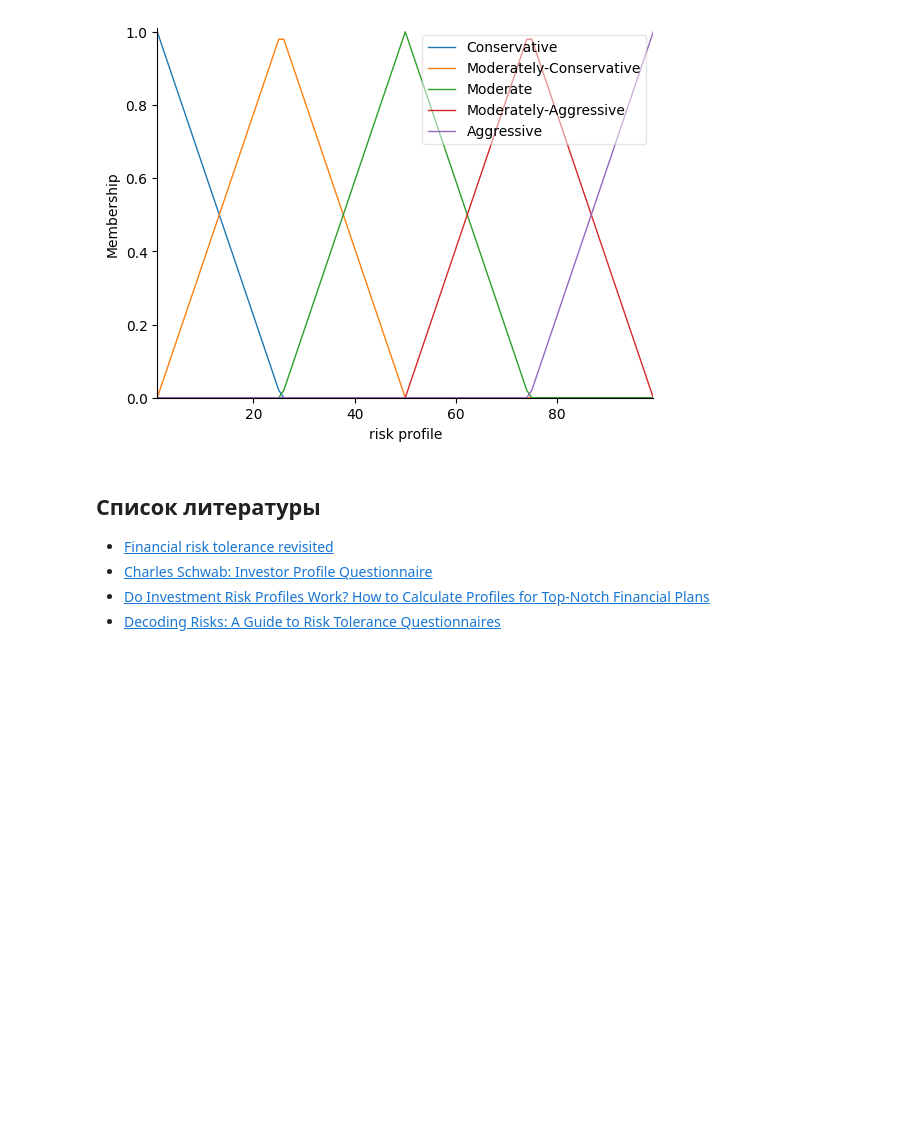
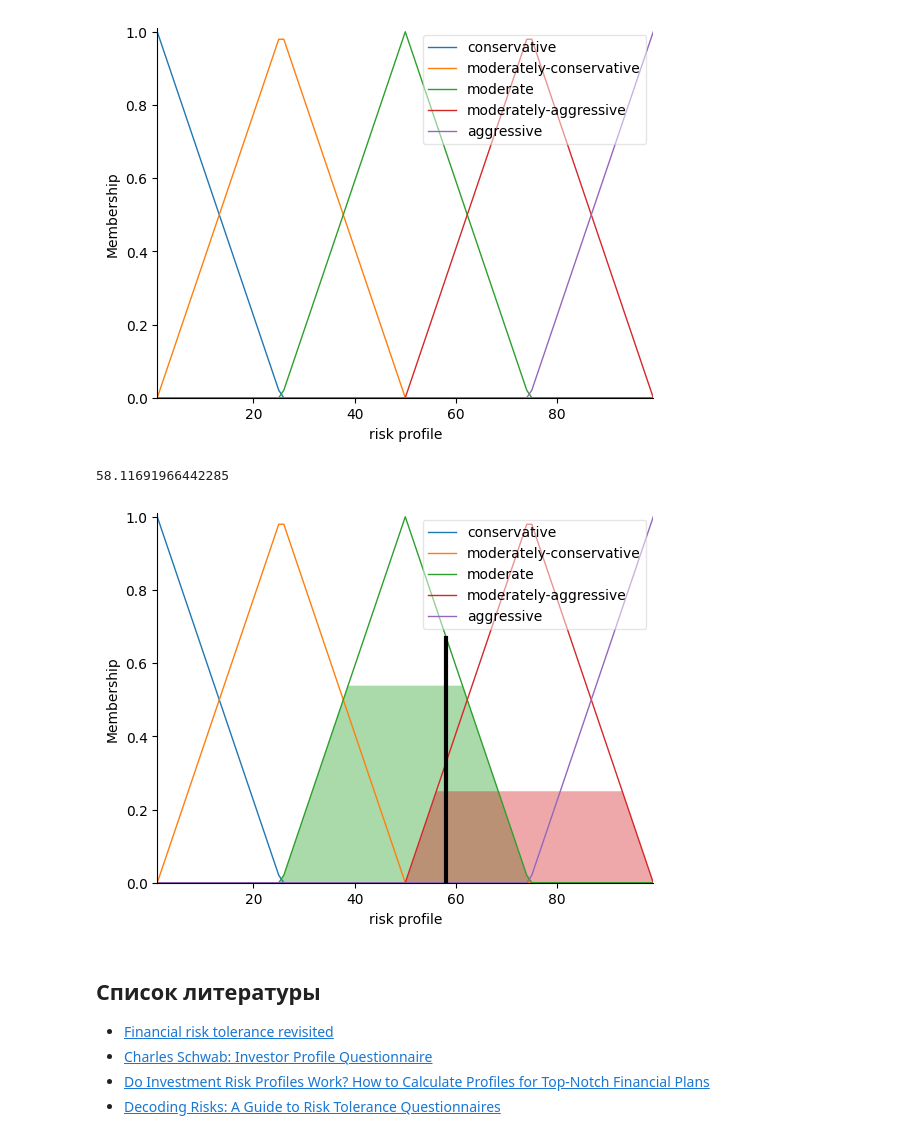
Before and after one commit to afedyanin/msu-fuzzy-demo, a Jupyter notebook: risk-profile.ipynb, the cells around one changed output. Drawn from its saved outputs; the diff is of its cells as text; code cells hidden in the pictures; blank space fills up the shorter version.

```diff
--- a/risk-profile.ipynb
+++ b/risk-profile.ipynb
@@ -159,3 +236,15 @@ risk_profile.view()
+# %%
+# Ввод данных
+profiling.input['time horizon score'] = 6
+profiling.input['risk tolerance score'] = 23
+# %%
+# Вычисление типа инвестиционного профиля
+profiling.compute()
+print(profiling.output['risk profile'])
+risk_profile.view(sim=profiling)
+# %% [output]
+58.11691966442285
+[figure, added]
 # %% [markdown]
 ## Список литературы
 
```
Also changed, not shown: parts of 2 cells of this notebook, 1 other file.
